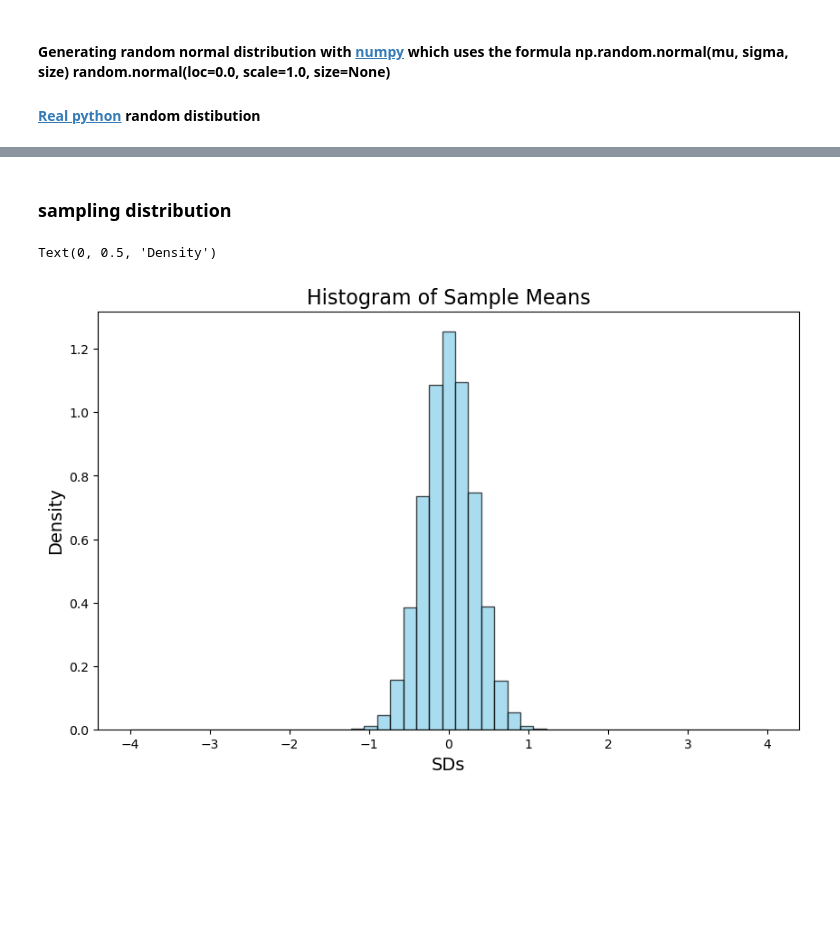
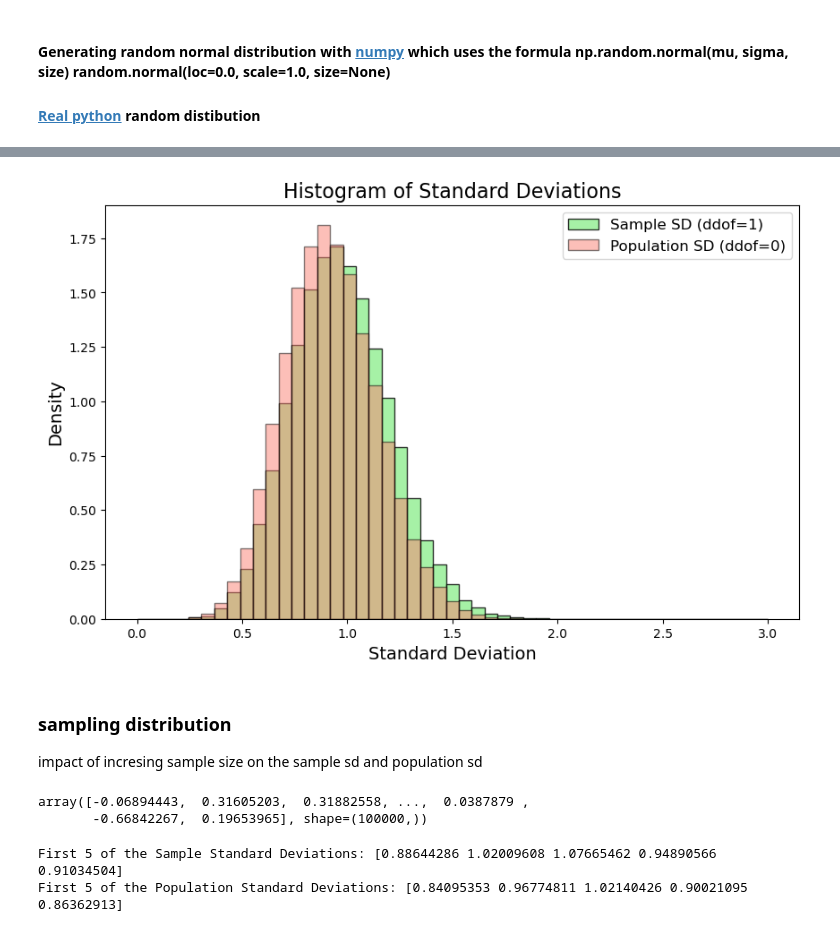
Before and after one commit to Gtalen/applied-statistics, a Jupyter notebook: problems.ipynb, the cells around one changed output, grey strips where cells are left out. Drawn from its saved outputs; the diff is of its cells as text; code cells hidden in the pictures; blank space fills up the shorter version.

```diff
--- a/problems.ipynb
+++ b/problems.ipynb
@@ -344,13 +396,15 @@ array([ 0.02780449,  0.0466153 , -0.35758435, ...,  0.28800012,
+# %%
+# Plotting the histogram of both sample and population standard deviations
+fig, ax = plt.subplots(figsize=(10, 6))
+ax.hist(sample_SD, color='lightgreen', edgecolor='black', alpha=0.8, density=True, bins=np.linspace(0, 3, 50), label='Sample SD (ddof=1)')
+ax.hist(population_SD, color='salmon', edgecolor='black', alpha=0.5, density=True, bins=np.linspace(0, 3, 50), label='Population SD (ddof=0)')
+ax.set_title('Histogram of Standard Deviations', fontsize=16)
+ax.set_xlabel('Standard Deviation', fontsize=14)
+ax.set_ylabel('Density', fontsize=14)
+ax.legend(fontsize=12)
+plt.show()
+# %% [output]
+[figure, added]
 # %% [markdown]
 ### sampling distribution
+impact of incresing sample size on the sample sd and population sd
-# %%
-# Creating a histogram of the sample means
-fig, ax = plt.subplots(figsize=(10, 6))
-
-ax.hist(sample_means, color='skyblue', edgecolor='black', alpha=0.7, density=True, bins=np.linspace(-4, 4, 50))
-ax.set_title('Histogram of Sample Means', fontsize=16)
-ax.set_xlabel('SDs', fontsize=14)
-ax.set_ylabel('Density', fontsize=14)
-# %% [output]
-Text(0, 0.5, 'Density')
-[figure, removed]
@@ -372,0 +414,19 @@ y=f(x, mu=0.0, sigma=1.0/np.sqrt(10))
+# %%
+sample_means =np.mean(samples, axis=1)
+
+# show
+sample_means
+# %% [output]
+array([-0.06894443,  0.31605203,  0.31882558, ...,  0.0387879 ,
+       -0.66842267,  0.19653965], shape=(100000,))
+# %%
+# Computing the standard deviations using numPy std function
+sample_SD = samples.std(axis=1, ddof=1)  # sample SD
+population_SD = samples.std(axis=1, ddof=0)  # population SD
+
+# Print
+print("First 5 of the Sample Standard Deviations:", sample_SD[:5])
+print("First 5 of the Population Standard Deviations:", population_SD[:5])
+# %% [output]
+First 5 of the Sample Standard Deviations: [0.88644286 1.02009608 1.07665462 0.94890566 0.91034504]
+First 5 of the Population Standard Deviations: [0.84095353 0.96774811 1.02140426 0.90021095 0.86362913]
```
Also changed, not shown: parts of 19 cells of this notebook.
